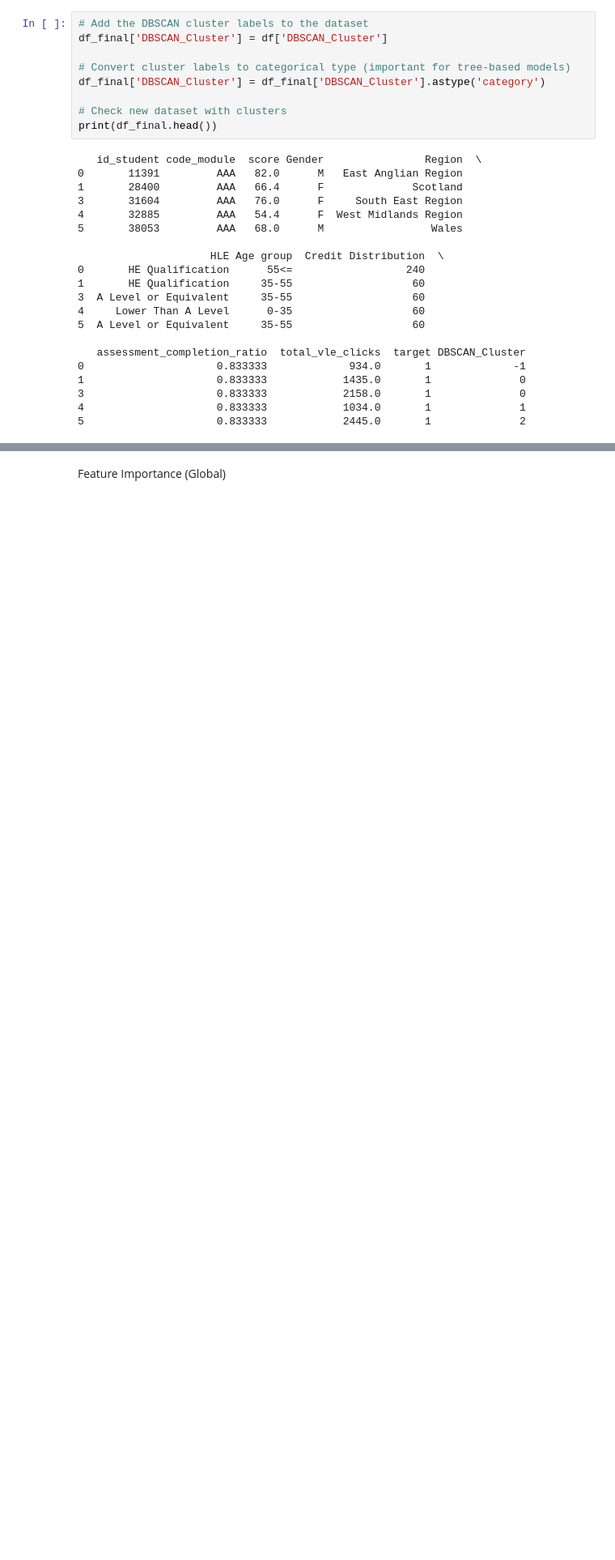
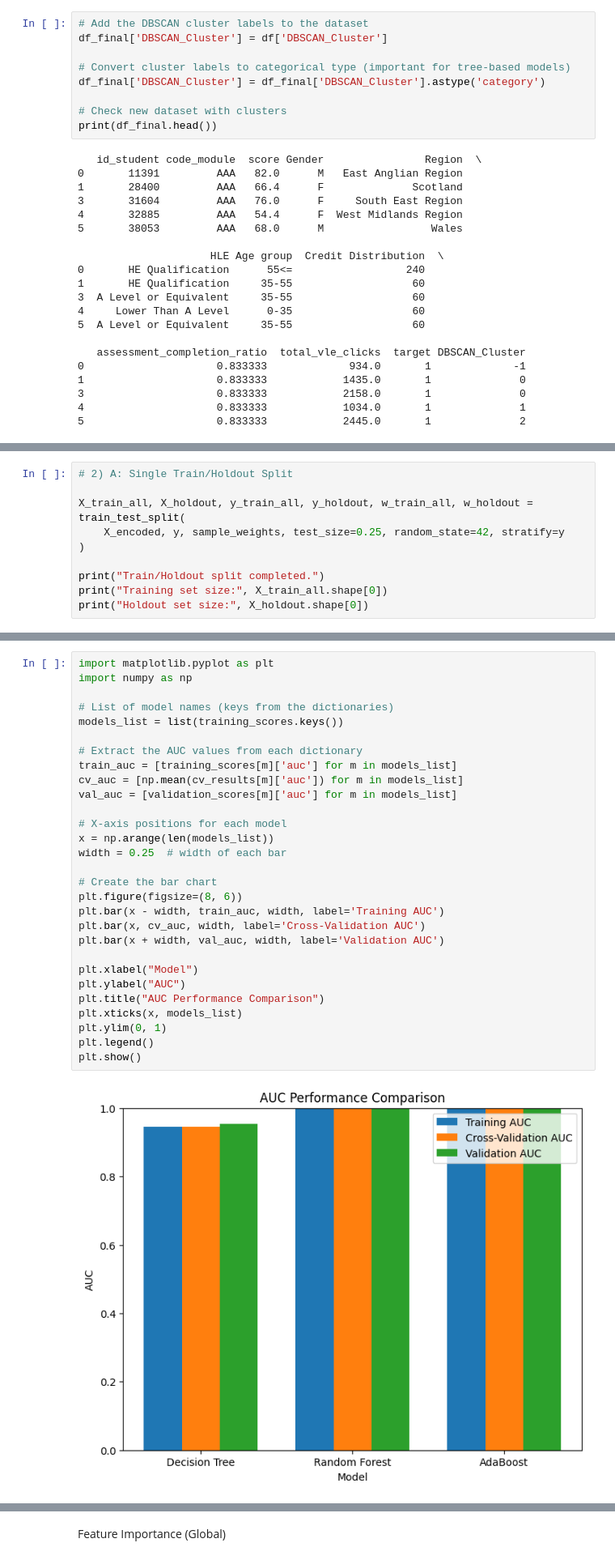
Before and after one commit to buppanasu/Student-Grade-Predictor, a Jupyter notebook: 2)ML_Algo/KMeans_DBScan.ipynb, the cells around one changed output, grey strips where cells are left out. Shown at 81% size. Saved outputs shown, nothing was run; the diff lists cells and outputs as text; blank space fills up the shorter version.

Commit message:
Updated to use AUC (same as the one in paper) for comparison)

```diff
--- a/2)ML_Algo/KMeans.ipynb
+++ b/2)ML_Algo/KMeans_DBScan.ipynb
@@ -640,0 +567,10 @@ Module GGG: Accuracy = 1.0000, F1 Score = 1.0000
+# %%
+# 2) A: Single Train/Holdout Split
+
+X_train_all, X_holdout, y_train_all, y_holdout, w_train_all, w_holdout = train_test_split(
+    X_encoded, y, sample_weights, test_size=0.25, random_state=42, stratify=y
+)
+
+print("Train/Holdout split completed.")
+print("Training set size:", X_train_all.shape[0])
+print("Holdout set size:", X_holdout.shape[0])
@@ -640,0 +767,31 @@ Module GGG: Accuracy = 1.0000, F1 Score = 1.0000
+# %%
+import matplotlib.pyplot as plt
+import numpy as np
+
+# List of model names (keys from the dictionaries)
+models_list = list(training_scores.keys())
+
+# Extract the AUC values from each dictionary
+train_auc = [training_scores[m]['auc'] for m in models_list]
+cv_auc = [np.mean(cv_results[m]['auc']) for m in models_list]
+val_auc = [validation_scores[m]['auc'] for m in models_list]
+
+# X-axis positions for each model
+x = np.arange(len(models_list))
+width = 0.25  # width of each bar
+
+# Create the bar chart
+plt.figure(figsize=(8, 6))
+plt.bar(x - width, train_auc, width, label='Training AUC')
+plt.bar(x, cv_auc, width, label='Cross-Validation AUC')
+plt.bar(x + width, val_auc, width, label='Validation AUC')
+
+plt.xlabel("Model")
+plt.ylabel("AUC")
+plt.title("AUC Performance Comparison")
+plt.xticks(x, models_list)
+plt.ylim(0, 1)
+plt.legend()
+plt.show()
+# %% [output]
+[figure, added]
```
Also changed, not shown: parts of 15 cells of this notebook, 1 other file.
